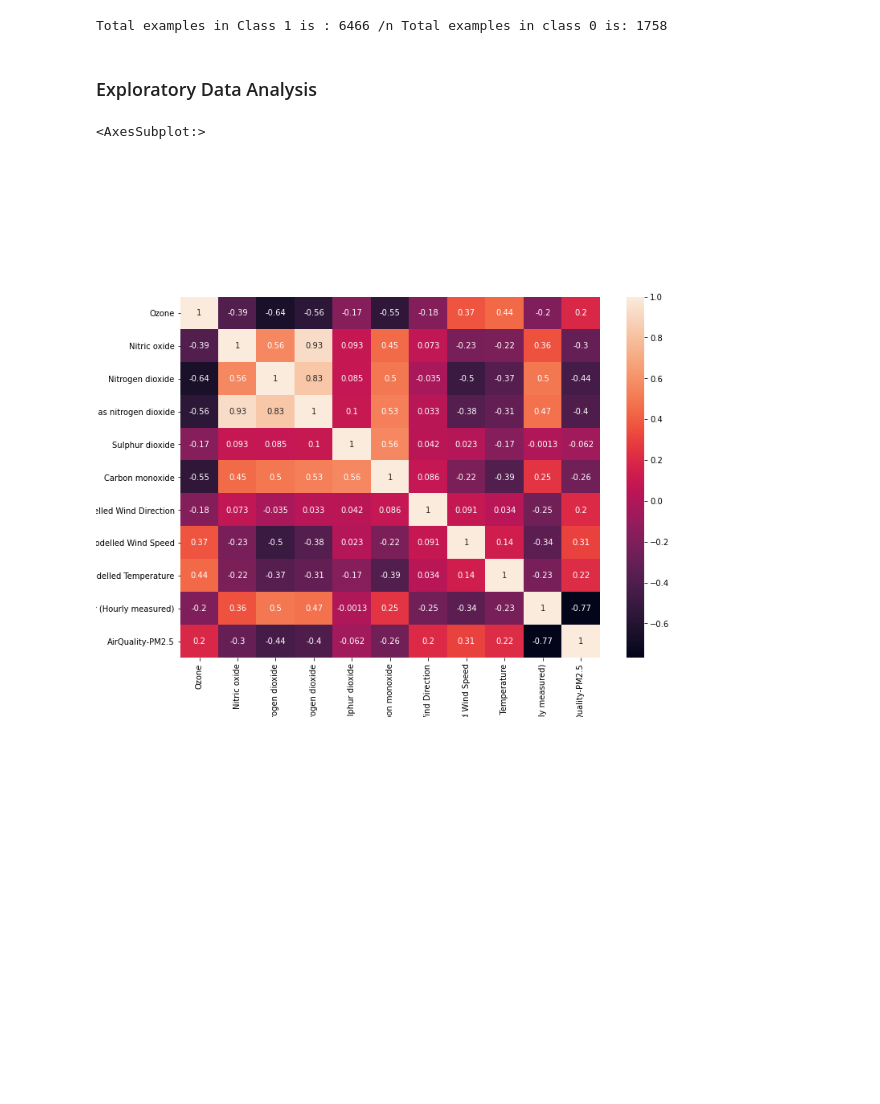
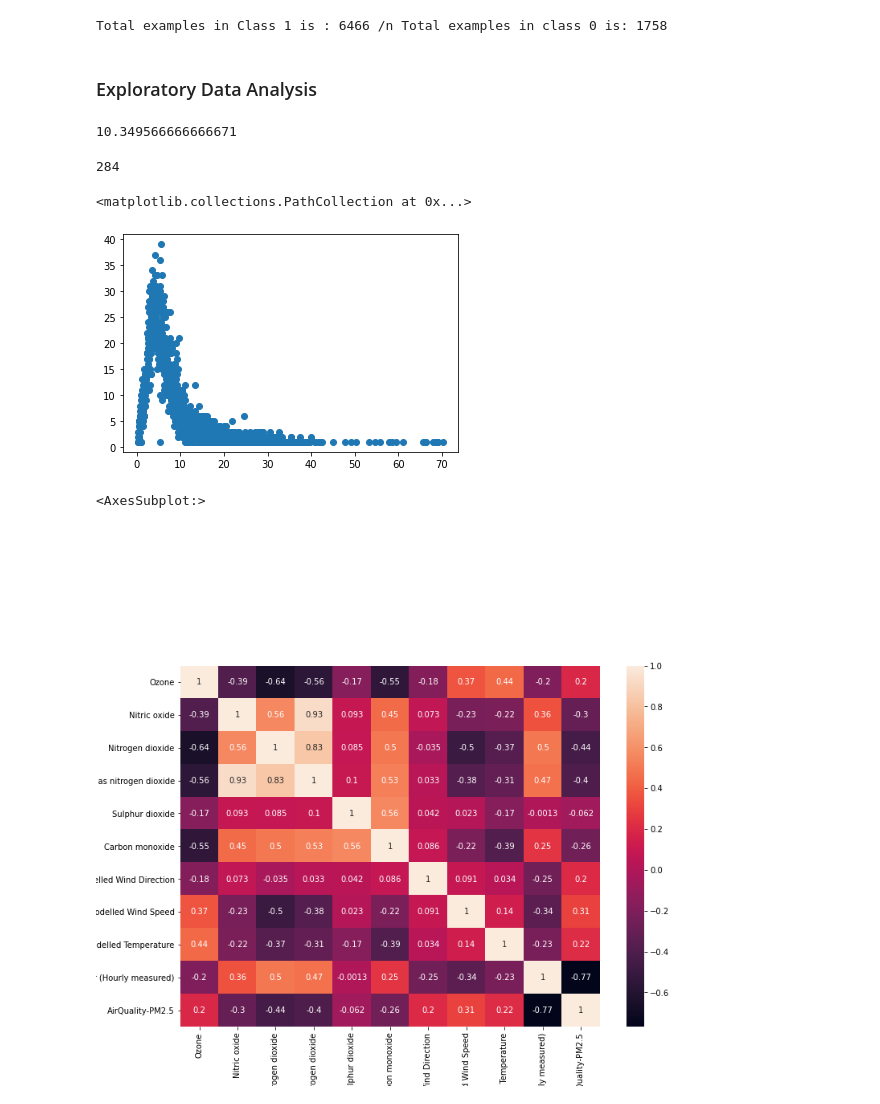
Before and after one commit to szabeenglobal/Classification-of-PM2.5-concentration-using-machine-learning-approach, a Jupyter notebook: Predicting_PM2.5_using_classification_approach.ipynb, the cells around one changed output. Cells and saved outputs as stored; diff of their text form; code cells hidden in the pictures; blank space fills up the shorter version.

```diff
--- a/Predicting_PM2.5_using_classification_approach.ipynb
+++ b/Predicting_PM2.5_using_classification_approach.ipynb
@@ -141,6 +141,19 @@ print(f"Total examples in Class 1 is : {class1} /n Total examples in class 0 is:
 Total examples in Class 1 is : 6466 /n Total examples in class 0 is: 1758
 # %% [markdown]
 ### Exploratory Data Analysis
+# %%
+pm25_mean = df1['PM2.5 particulate matter (Hourly measured)'][0:720].mean()
+pm25_mean
+# %% [output]
+10.349566666666671
+# %%
+pm25_value_count = df1['PM2.5 particulate matter (Hourly measured)'].value_counts()
+print((pm25_value_count > 10).sum())
+plt.scatter(pm25_value_count.index, pm25_value_count)
+# %% [output]
+284
+<matplotlib.collections.PathCollection at 0x...>
+[figure, added]
 # %%
 #plot heatmap
 a4_dims = (11.7, 8.27)
```
Also changed, not shown: parts of 10 cells of this notebook, 1 other file.
